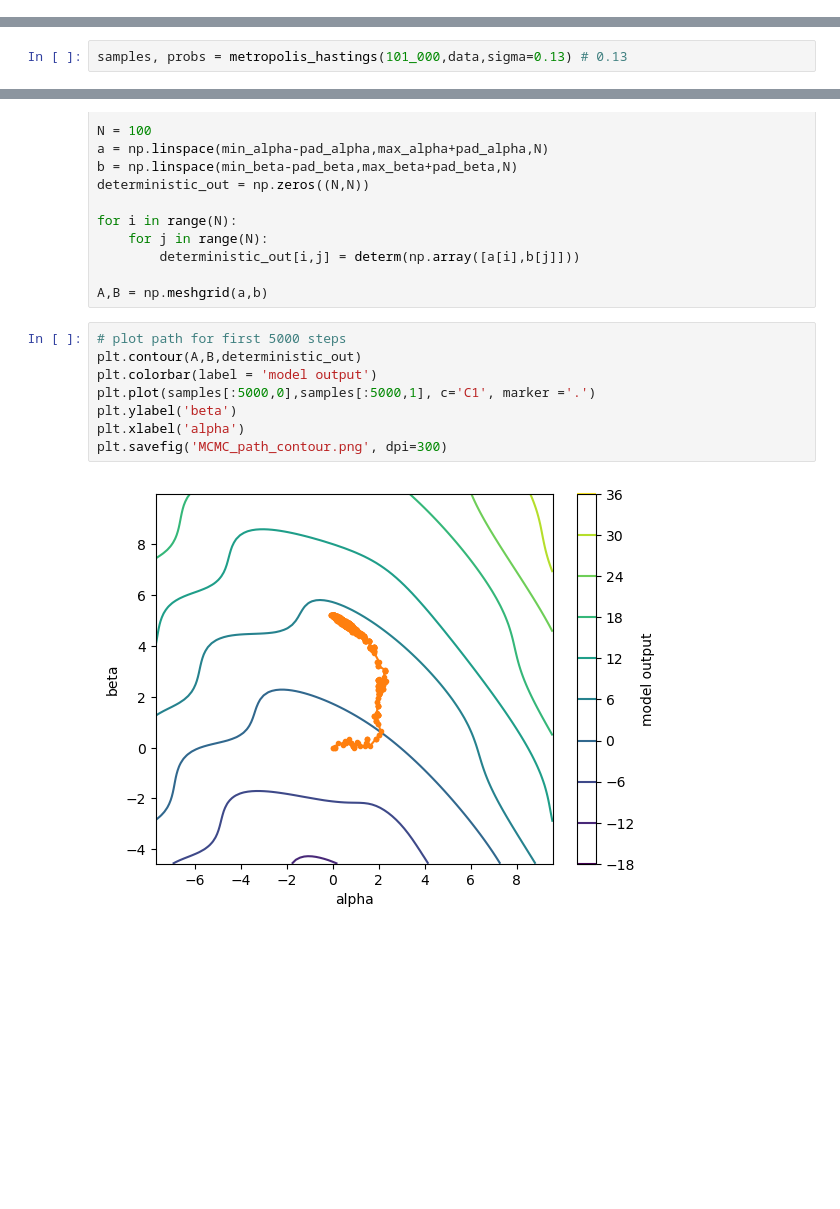
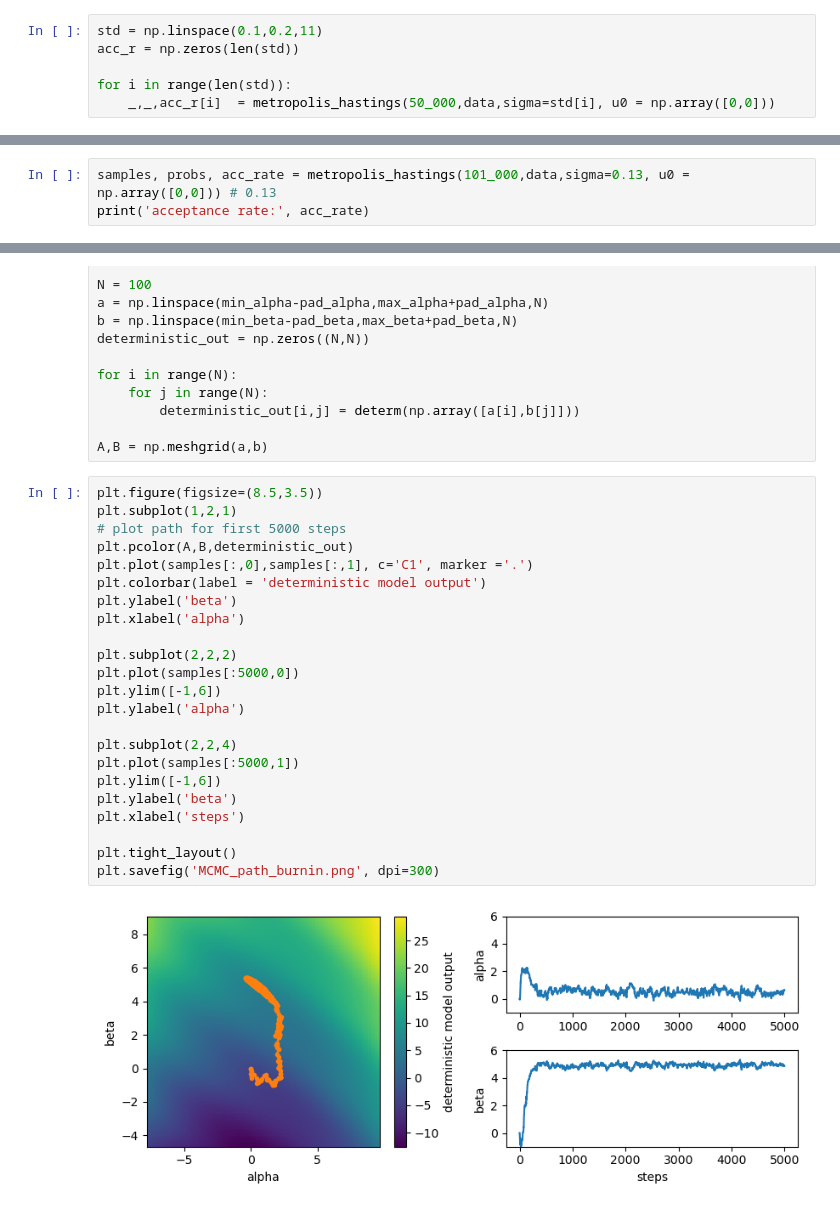
Before and after one commit to NiklasSchaaf/UQ_2023, a Jupyter notebook: homework_9/hw9_nik.ipynb, the cells around one changed output, grey strips where cells are left out. Saved outputs shown, nothing was run; the diff lists cells and outputs as text; blank space fills up the shorter version.

Commit message:
update plots

```diff
--- a/homework_9/hw9_nik.ipynb
+++ b/homework_9/hw9_nik.ipynb
@@ -143,0 +143,6 @@ data = [4.02, 3.97, 4.05, 3.85, 3.94]
+# %%
+std = np.linspace(0.1,0.2,11)
+acc_r = np.zeros(len(std))
+
+for i in range(len(std)):
+    _,_,acc_r[i]  = metropolis_hastings(50_000,data,sigma=std[i], u0 = np.array([0,0]))
@@ -144,3 +160,4 @@ data = [4.02, 3.97, 4.05, 3.85, 3.94]
 # %%
-samples, probs = metropolis_hastings(101_000,data,sigma=0.13) # 0.13
+samples, probs, acc_rate = metropolis_hastings(101_000,data,sigma=0.13, u0 = np.array([0,0])) # 0.13
+print('acceptance rate:', acc_rate)
 # %% [output]
@@ -165,12 +182,27 @@ for i in range(N):
 
 A,B = np.meshgrid(a,b)
 # %%
+plt.figure(figsize=(8.5,3.5))
+plt.subplot(1,2,1)
 # plot path for first 5000 steps
-plt.contour(A,B,deterministic_out)
-plt.colorbar(label = 'model output')
-plt.plot(samples[:5000,0],samples[:5000,1], c='C1', marker ='.')
+plt.pcolor(A,B,deterministic_out)
+plt.plot(samples[:,0],samples[:,1], c='C1', marker ='.')
+plt.colorbar(label = 'deterministic model output')
 plt.ylabel('beta')
 plt.xlabel('alpha')
-plt.savefig('MCMC_path_contour.png', dpi=300)
+
+plt.subplot(2,2,2)
+plt.plot(samples[:5000,0])
+plt.ylim([-1,6])
+plt.ylabel('alpha')
+
+plt.subplot(2,2,4)
+plt.plot(samples[:5000,1])
+plt.ylim([-1,6])
+plt.ylabel('beta')
+plt.xlabel('steps')
+
+plt.tight_layout()
+plt.savefig('MCMC_path_burnin.png', dpi=300)
 # %% [output]
-[figure, old version]
+[figure, new version]
```
Also changed, not shown: parts of 10 cells of this notebook, 8 other files.
